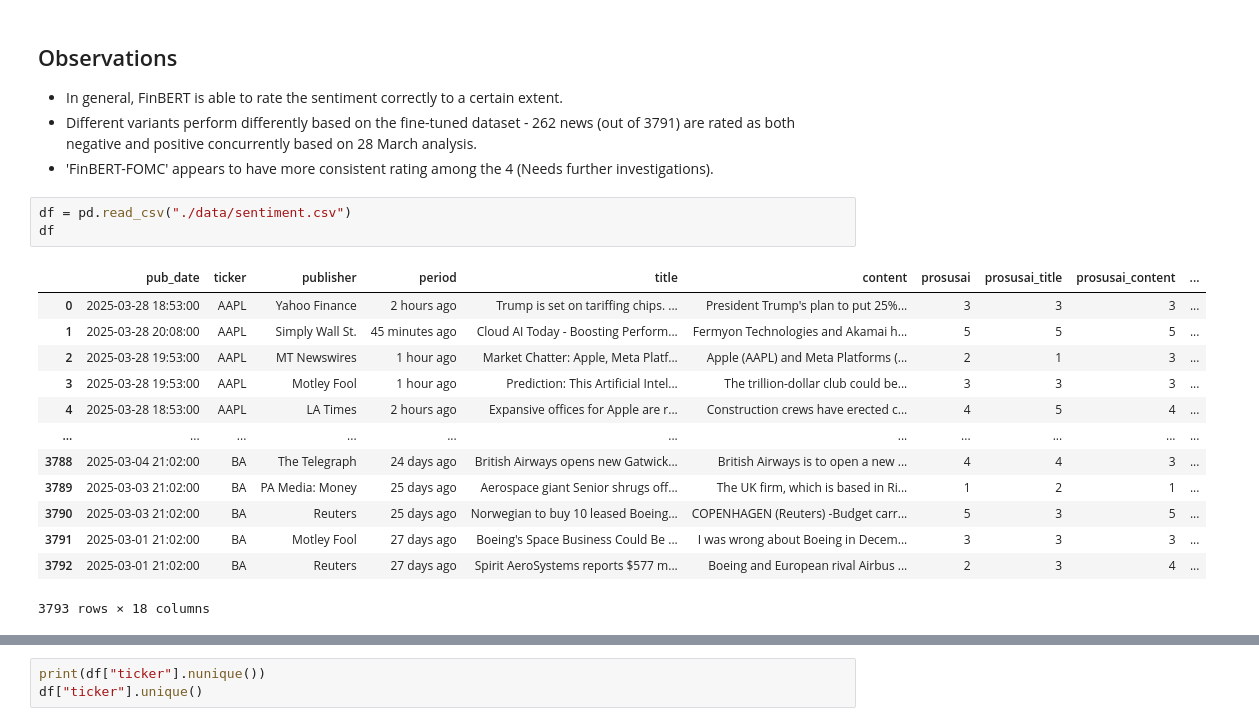
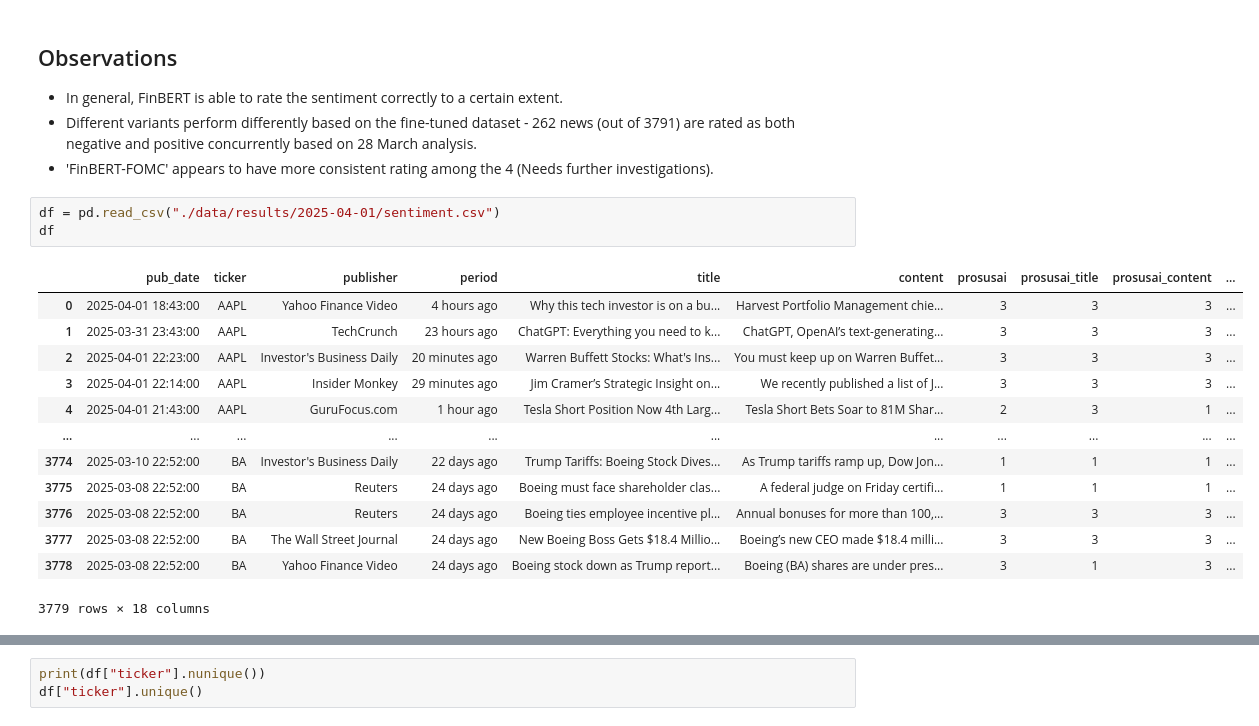
Before and after one commit to CKAbundant/sentiment, a Jupyter notebook: poc.ipynb, the cells around one changed output, grey strips where cells are left out. Drawn from its saved outputs; the diff is of its cells as text.

```diff
--- a/poc.ipynb
+++ b/poc.ipynb
@@ -558,19 +563,19 @@ df_coint_analysis
 - Different variants perform differently based on the fine-tuned dataset - 262 news (out of 3791) are rated as both negative and positive concurrently based on 28 March analysis.
 - 'FinBERT-FOMC' appears to have more consistent rating among the 4 (Needs further investigations).
 # %%
-df = pd.read_csv("./data/sentiment.csv")
+df = pd.read_csv("./data/results/2025-04-01/sentiment.csv")
 df
 # %% [output]
 |  | pub_date | ticker | publisher | period | title | content | prosusai | prosusai_title | prosusai_content | ... |
-| 0 | 2025-03-28 18:53:00 | AAPL | Yahoo Finance | 2 hours ago | Trump is set on tariffing chips. ... | President Trump's plan to put 25%... | 3 | 3 | 3 | ... |
-| 1 | 2025-03-28 20:08:00 | AAPL | Simply Wall St. | 45 minutes ago | Cloud AI Today - Boosting Perform... | Fermyon Technologies and Akamai h... | 5 | 5 | 5 | ... |
-| 2 | 2025-03-28 19:53:00 | AAPL | MT Newswires | 1 hour ago | Market Chatter: Apple, Meta Platf... | Apple (AAPL) and Meta Platforms (... | 2 | 1 | 3 | ... |
-| 3 | 2025-03-28 19:53:00 | AAPL | Motley Fool | 1 hour ago | Prediction: This Artificial Intel... | The trillion-dollar club could be... | 3 | 3 | 3 | ... |
-| 4 | 2025-03-28 18:53:00 | AAPL | LA Times | 2 hours ago | Expansive offices for Apple are r... | Construction crews have erected c... | 4 | 5 | 4 | ... |
+| 0 | 2025-04-01 18:43:00 | AAPL | Yahoo Finance Video | 4 hours ago | Why this tech investor is on a bu... | Harvest Portfolio Management chie... | 3 | 3 | 3 | ... |
+| 1 | 2025-03-31 23:43:00 | AAPL | TechCrunch | 23 hours ago | ChatGPT: Everything you need to k... | ChatGPT, OpenAI’s text-generating... | 3 | 3 | 3 | ... |
+| 2 | 2025-04-01 22:23:00 | AAPL | Investor's Business Daily | 20 minutes ago | Warren Buffett Stocks: What's Ins... | You must keep up on Warren Buffet... | 3 | 3 | 3 | ... |
+| 3 | 2025-04-01 22:14:00 | AAPL | Insider Monkey | 29 minutes ago | Jim Cramer’s Strategic Insight on... | We recently published a list of J... | 3 | 3 | 3 | ... |
+| 4 | 2025-04-01 21:43:00 | AAPL | GuruFocus.com | 1 hour ago | Tesla Short Position Now 4th Larg... | Tesla Short Bets Soar to 81M Shar... | 2 | 3 | 1 | ... |
 | ... | ... | ... | ... | ... | ... | ... | ... | ... | ... | ... |
-| 3788 | 2025-03-04 21:02:00 | BA | The Telegraph | 24 days ago | British Airways opens new Gatwick... | British Airways is to open a new ... | 4 | 4 | 3 | ... |
-| 3789 | 2025-03-03 21:02:00 | BA | PA Media: Money | 25 days ago | Aerospace giant Senior shrugs off... | The UK firm, which is based in Ri... | 1 | 2 | 1 | ... |
-| 3790 | 2025-03-03 21:02:00 | BA | Reuters | 25 days ago | Norwegian to buy 10 leased Boeing... | COPENHAGEN (Reuters) -Budget carr... | 5 | 3 | 5 | ... |
-| 3791 | 2025-03-01 21:02:00 | BA | Motley Fool | 27 days ago | Boeing's Space Business Could Be ... | I was wrong about Boeing in Decem... | 3 | 3 | 3 | ... |
-| 3792 | 2025-03-01 21:02:00 | BA | Reuters | 27 days ago | Spirit AeroSystems reports $577 m... | Boeing and European rival Airbus ... | 2 | 3 | 4 | ... |
+| 3774 | 2025-03-10 22:52:00 | BA | Investor's Business Daily | 22 days ago | Trump Tariffs: Boeing Stock Dives... | As Trump tariffs ramp up, Dow Jon... | 1 | 1 | 1 | ... |
+| 3775 | 2025-03-08 22:52:00 | BA | Reuters | 24 days ago | Boeing must face shareholder clas... | A federal judge on Friday certifi... | 1 | 1 | 1 | ... |
+| 3776 | 2025-03-08 22:52:00 | BA | Reuters | 24 days ago | Boeing ties employee incentive pl... | Annual bonuses for more than 100,... | 3 | 3 | 3 | ... |
+| 3777 | 2025-03-08 22:52:00 | BA | The Wall Street Journal | 24 days ago | New Boeing Boss Gets $18.4 Millio... | Boeing’s new CEO made $18.4 milli... | 3 | 3 | 3 | ... |
+| 3778 | 2025-03-08 22:52:00 | BA | Yahoo Finance Video | 24 days ago | Boeing stock down as Trump report... | Boeing (BA) shares are under pres... | 3 | 1 | 3 | ... |
-3793 rows × 18 columns
+3779 rows × 18 columns
```
Also changed, not shown: parts of 15 cells of this notebook, 6 other files.
